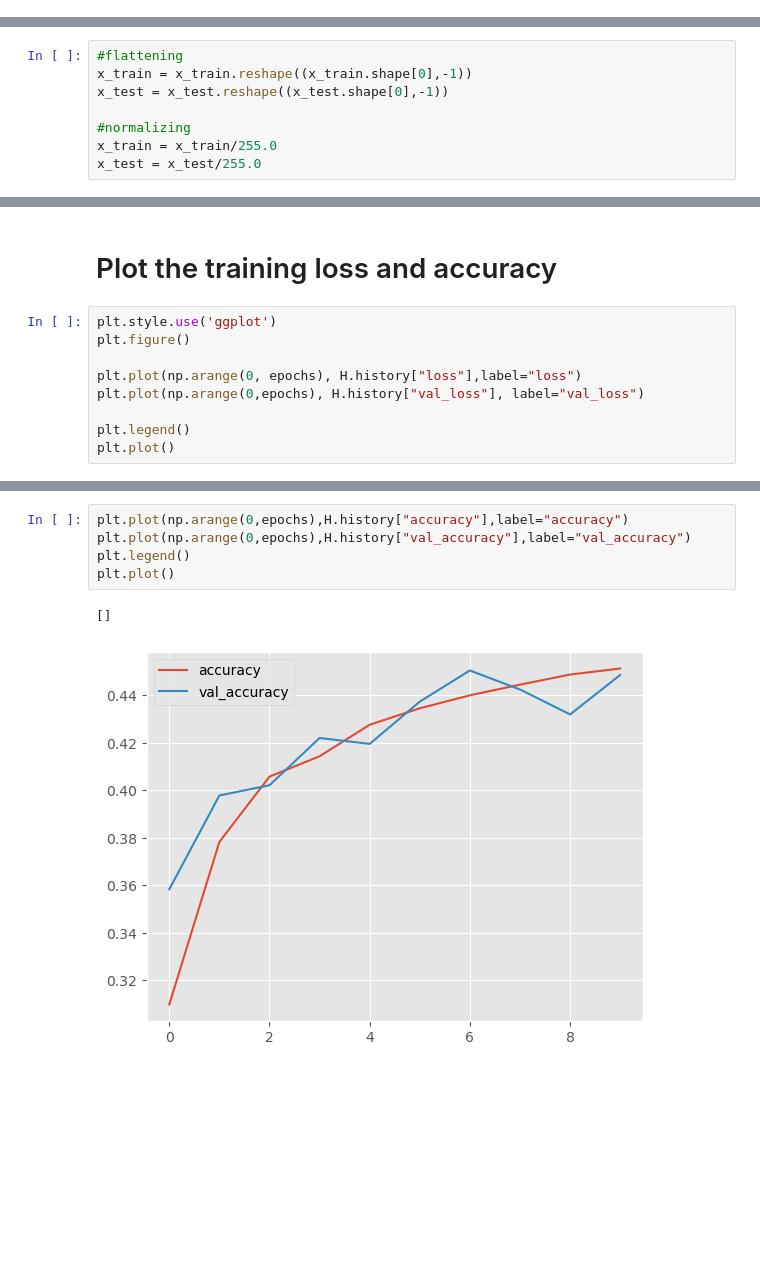
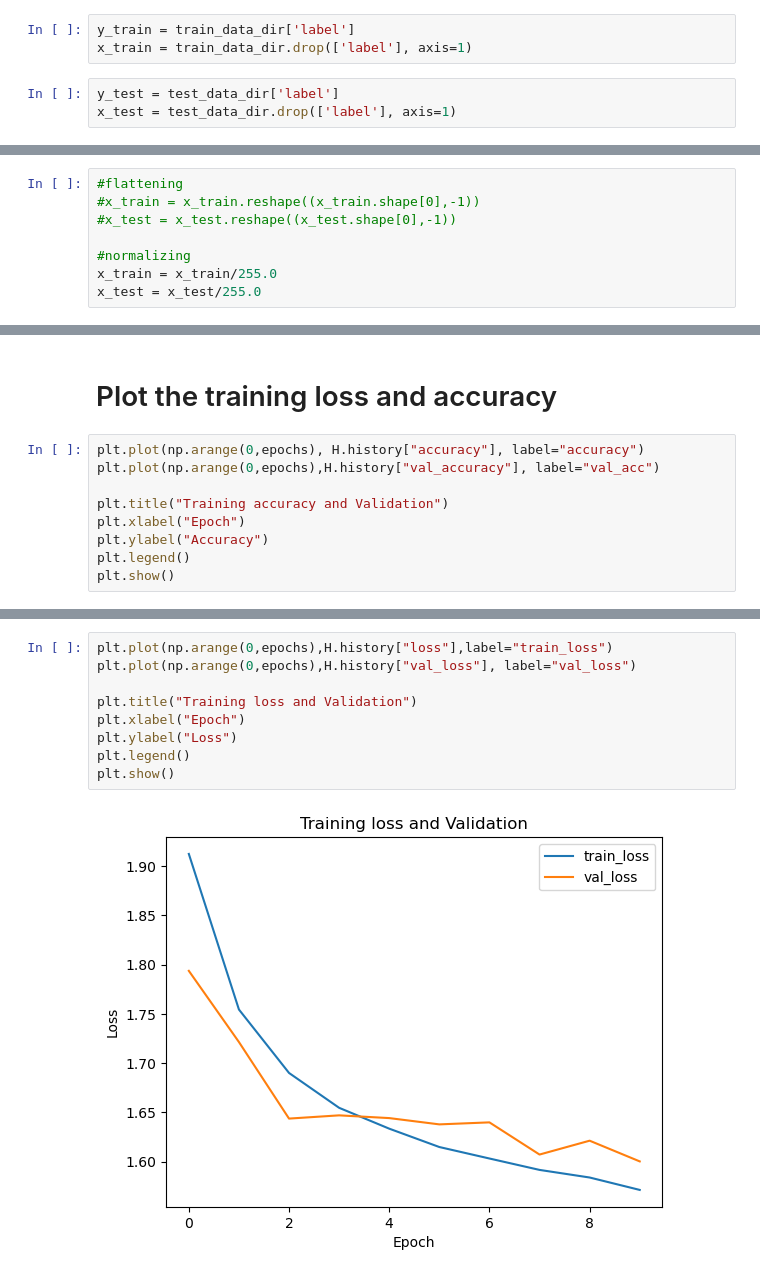
Before and after one commit to AbhijitKhyade/BE-IT, a Jupyter notebook: Semester 7/FNN using CIFAR10.ipynb, the cells around one changed output, grey strips where cells are left out. Saved outputs shown, nothing was run; the diff lists cells and outputs as text; blank space fills up the shorter version.

```diff
--- a/Semester 7/FNN using CIFAR10.ipynb
+++ b/Semester 7/FNN using CIFAR10.ipynb
@@ -16 +19,7 @@ import numpy as np
+# %%
+y_train = train_data_dir['label']
+x_train = train_data_dir.drop(['label'], axis=1)
+# %%
+y_test = test_data_dir['label']
+x_test = test_data_dir.drop(['label'], axis=1)
 # %%
@@ -30,7 +39,7 @@ y_train.shape
 # %%
 #flattening
-x_train = x_train.reshape((x_train.shape[0],-1))
-x_test = x_test.reshape((x_test.shape[0],-1))
+#x_train = x_train.reshape((x_train.shape[0],-1))
+#x_test = x_test.reshape((x_test.shape[0],-1))
 
 #normalizing
 x_train = x_train/255.0
@@ -111,12 +120,12 @@ weighted avg       0.44      0.45      0.44     10000
 # %% [markdown]
 #  Plot the training loss and accuracy
 # %%
-plt.style.use('ggplot')
-plt.figure()
+plt.plot(np.arange(0,epochs), H.history["accuracy"], label="accuracy")
+plt.plot(np.arange(0,epochs),H.history["val_accuracy"], label="val_acc")
 
-plt.plot(np.arange(0, epochs), H.history["loss"],label="loss")
-plt.plot(np.arange(0,epochs), H.history["val_loss"], label="val_loss")
-
+plt.title("Training accuracy and Validation")
+plt.xlabel("Epoch")
+plt.ylabel("Accuracy")
 plt.legend()
-plt.plot()
+plt.show()
 # %% [output]
@@ -125,8 +133,11 @@ plt.plot()
 # %%
-plt.plot(np.arange(0,epochs),H.history["accuracy"],label="accuracy")
-plt.plot(np.arange(0,epochs),H.history["val_accuracy"],label="val_accuracy")
+plt.plot(np.arange(0,epochs),H.history["loss"],label="train_loss")
+plt.plot(np.arange(0,epochs),H.history["val_loss"], label="val_loss")
+
+plt.title("Training loss and Validation")
+plt.xlabel("Epoch")
+plt.ylabel("Loss")
 plt.legend()
-plt.plot()
+plt.show()
 # %% [output]
-[]
-[figure, old version]
+[figure, new version]
```
Also changed, not shown: parts of 9 cells of this notebook, 1 other file.
